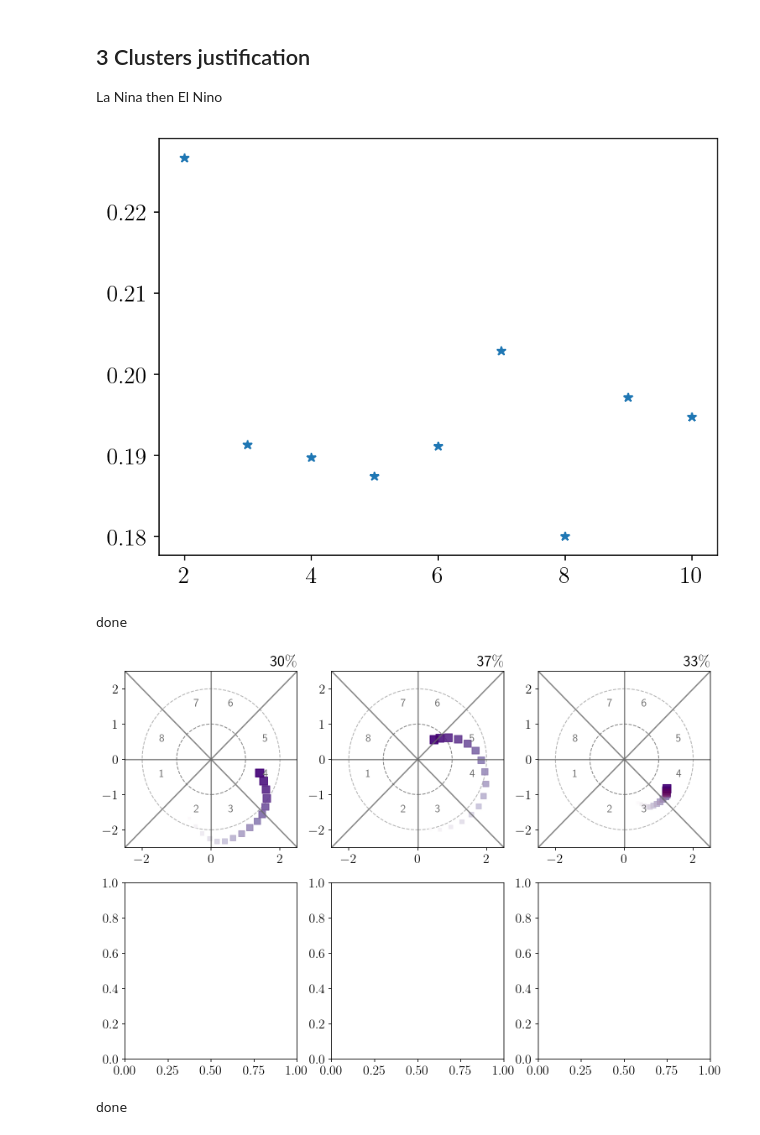
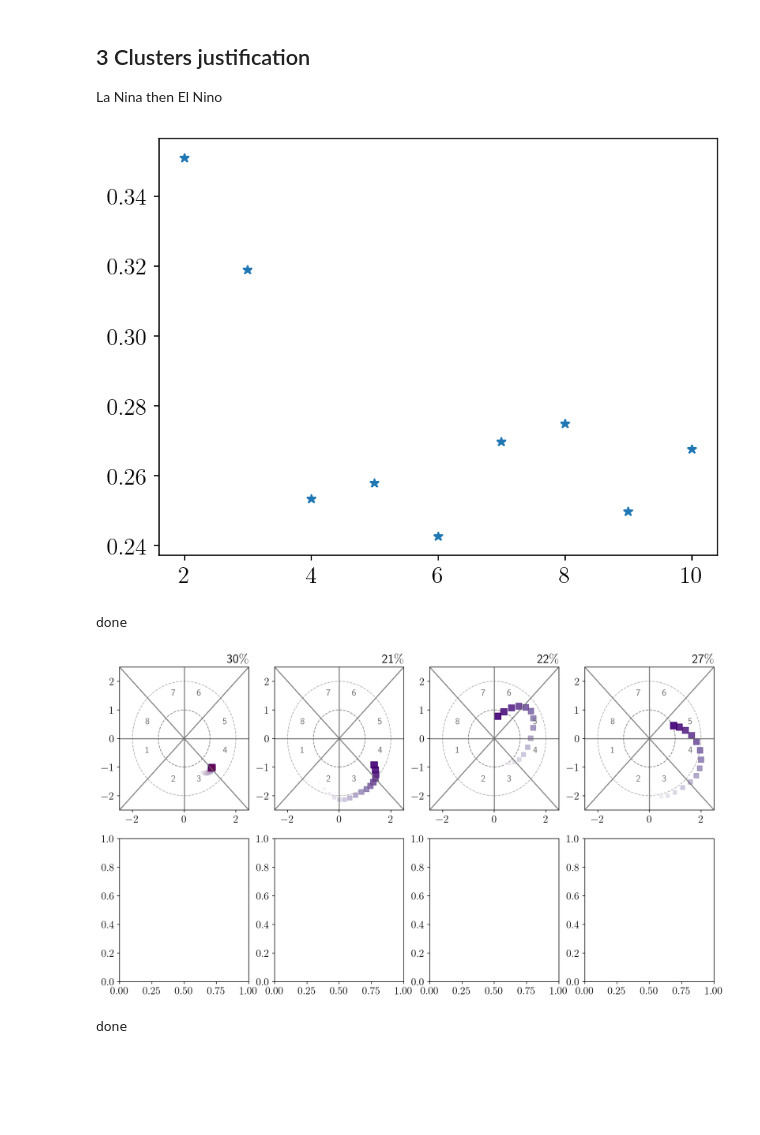
Before and after one commit to kjmayer/ENSOvsMJO, a Jupyter notebook: explore/interpret-data_composite_final.ipynb, the cells around one changed output. Cells and saved outputs as stored; diff of their text form; code cells hidden in the pictures; blank space fills up the shorter version.

```diff
--- a/explore/interpret-data_composite_final.ipynb
+++ b/explore/interpret-data_composite_final.ipynb
@@ -97,7 +97,7 @@ def plot_phase_space(ax):
 # %% [markdown]
 ### Load network:
 # %%
-MODEL_DIR = '/glade/work/kjmayer/research/catalyst/ENSOvsMJO/data/models/'
+MODEL_DIR = '/glade/work/kjmayer/research/catalyst/ENSOvsMJO/data/doy_models/'
 EXP_NAME = 'default'
 hps = get_hp(EXP_NAME)
 # variables:
@@ -133,8 +133,8 @@ for l in LEADS:
         print('LEAD: '+str(l)+'\nAVG: '+str(a))
 
         #check if files already exist:
-        ddir_save = '/glade/scratch/kjmayer/DATA/ENSOvsMJO/data/'
-        finame_confvsacc = 'confvsacc_LEAD_'+str(l)+'_AVG_'+str(a)+'__00001-00005.npy'
+        ddir_save = '/glade/derecho/scratch/kjmayer/DATA/ENSOvsMJO/data/'
+        finame_confvsacc = 'confvsacc_DOY_LEAD_'+str(l)+'_AVG_'+str(a)+'__00001-00005.npy'
         if Run_this_shit:
             print('load testing data')
             X1test, X2test, Ytest = get_testing(N_z500runmean=a,
@@ -186,7 +186,7 @@ for l in LEADS:
                                   input1, input2,
                                   s)
 
-                MODEL_FINAME = 'LEAD_'+str(l)+'_AVG_'+str(a)+'__0000'+str(s)+'.h5'
+                MODEL_FINAME = 'DOY_LEAD_'+str(l)+'_AVG_'+str(a)+'__0000'+str(s)+'.h5'
                 model.load_weights(MODEL_DIR+MODEL_FINAME)
 
                 model_rawpreds[s-1] = model.predict((X1test,X2test))
@@ -416,6 +409,9 @@ WARNING:tensorflow:Keras is training/fitting/evaluating on array-like data. Kera
 # %% [markdown]
 ## Find where it is confident and correct:
 # %%
+X2test = X2test[:,:-1]
+X1test = X1test[:,:-1]
+
 #get confident ints
 column_list = [int(element) for element in i_conf_mat[:, 0]]
 correct = [int(element) for element in i_modelcorr_mat[:, 0]]
@@ -631,7 +627,7 @@ score_df = pd.DataFrame([get_scores(data[:,:], k) for k in range(2, 11, 1)], col
 plt.plot(score_df['k'],score_df['sil'],'*')
 plt.show()
 # %% [output]
-[figure, old version]
+[figure, new version]
 # %%
 import numpy as np
 from sklearn.cluster import KMeans
@@ -680,7 +676,7 @@ for k in k_values:
 # plt.show()
 
 # Step 6: Choose the optimal K (elbow point) based on the plot
-optimal_k = 3  # Adjust this based on the plot
+optimal_k = 4  # Adjust this based on the plot
 
 # Train the K-means model with the optimal K
 kmeans_01 = KMeans(n_clusters=optimal_k, random_state=0)
@@ -694,13 +690,13 @@ done
 # %%
 import matplotlib.cm as cm
 
-fig, axes = plt.subplots(2, 3, figsize=(12, 8))
+fig, axes = plt.subplots(2, 4, figsize=(15, 8))
 # Assuming 'time_steps' contains your time step information
 time_steps = range(len(cluster_centers_01[0, 1::2]))
 
-for i in range(3):
-    row = i // 3  # Row index
-    col = i % 3   # Column index
+for i in range(4):
+    row = i // 4  # Row index
+    col = i % 4  # Column index
     ax = axes[row, col]
 
     # Create a new axis for each subplot
@@ -712,34 +708,34 @@ for i in range(3):
     # ax.plot(cluster_centers[i, :16], color='xkcd:red', label='ENSO')
     s_m = [ 55*((n+1)*0.1) for n in range(len(cluster_centers_01[i, 2::2]))]
 
     sc = ax.scatter(
         cluster_centers_01[i, 1::2],
         cluster_centers_01[i, 2::2],
         s_m,
         marker='s',
         c=time_steps,  # Color determined by time steps
         cmap=cm.Purples,  # Specify the colormap
         alpha=.9,
         label='RMM1',
     )
 
     sc = ax.scatter(
         cluster_centers_01[i, 1::2],
         cluster_centers_01[i, 2::2],
         s_m,
         marker='s',
         c=time_steps,  # Color determined by time steps
         cmap=cm.Reds,  # Specify the colormap
         alpha=.05,
         label='RMM1',
     )
     # ax.plot(cluster_centers[i, 17::2], color='xkcd:purple', label='RMM2')
     ax.set_title(str(int(np.round(np.sum(kmeans_01.labels_==i)/len(kmeans_01.labels_),2)*100))+'$\%$',loc='right')
     # ax.legend()
 
 plt.show()
 # %% [output]
-[figure, old version]
+[figure, new version]
 # %%
 import numpy as np
 from sklearn.cluster import KMeans
```
Also changed, not shown: parts of 11 cells of this notebook.
